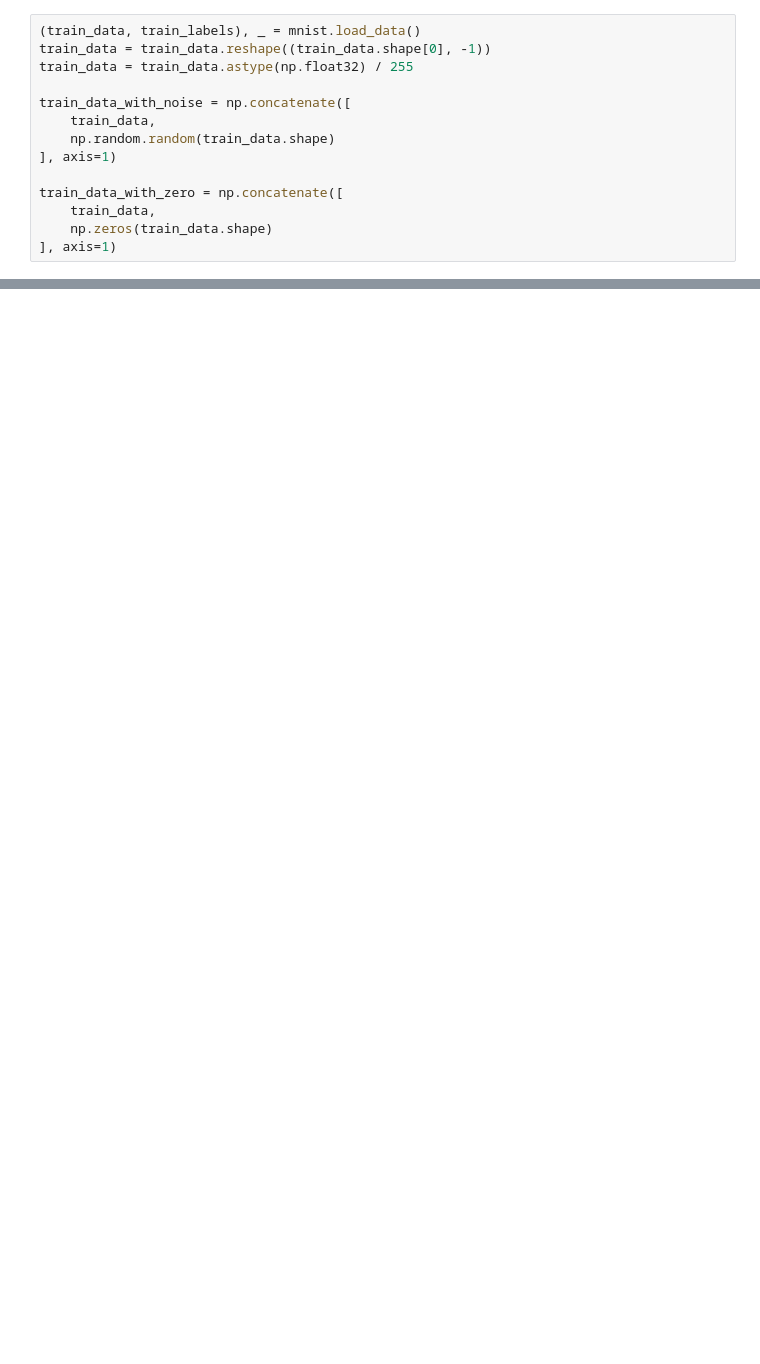
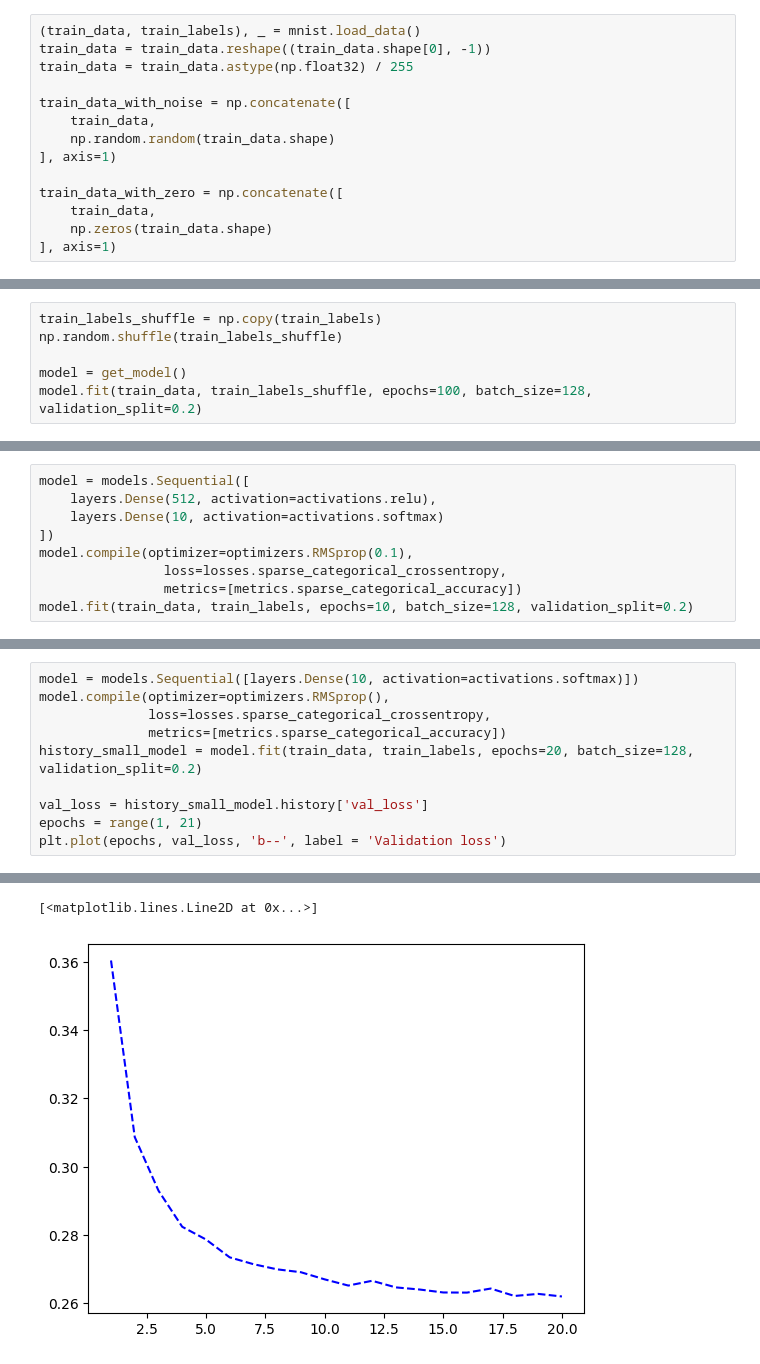
Before and after one commit to rlid/dl_python_chollet, a Jupyter notebook: chapter_5.ipynb, the cells around one changed output, grey strips where cells are left out. Drawn from its saved outputs; the diff is of its cells as text; blank space fills up the shorter version.

```diff
--- a/chapter_5.ipynb
+++ b/chapter_5.ipynb
@@ -155,0 +87,6 @@ Epoch 10/10
+# %%
+train_labels_shuffle = np.copy(train_labels)
+np.random.shuffle(train_labels_shuffle)
+
+model = get_model()
+model.fit(train_data, train_labels_shuffle, epochs=100, batch_size=128, validation_split=0.2)
@@ -155,0 +112,9 @@ Epoch 10/10
+# %%
+model = models.Sequential([
+    layers.Dense(512, activation=activations.relu),
+    layers.Dense(10, activation=activations.softmax)
+])
+model.compile(optimizer=optimizers.RMSprop(0.1),
+                loss=losses.sparse_categorical_crossentropy,
+                metrics=[metrics.sparse_categorical_accuracy])
+model.fit(train_data, train_labels, epochs=10, batch_size=128, validation_split=0.2)
@@ -155,0 +143,11 @@ Epoch 10/10
+# %%
+model = models.Sequential([layers.Dense(10, activation=activations.softmax)])
+model.compile(optimizer=optimizers.RMSprop(),
+              loss=losses.sparse_categorical_crossentropy,
+              metrics=[metrics.sparse_categorical_accuracy])
+history_small_model = model.fit(train_data, train_labels, epochs=20, batch_size=128, validation_split=0.2)
+
+val_loss = history_small_model.history['val_loss']
+epochs = range(1, 21)
+plt.plot(epochs, val_loss, 'b--', label = 'Validation loss')
+# %% [output]
@@ -155,0 +171,2 @@ Epoch 10/10
+[<matplotlib.lines.Line2D at 0x...>]
+[figure, added]
```
Also changed, not shown: parts of 13 cells of this notebook.
